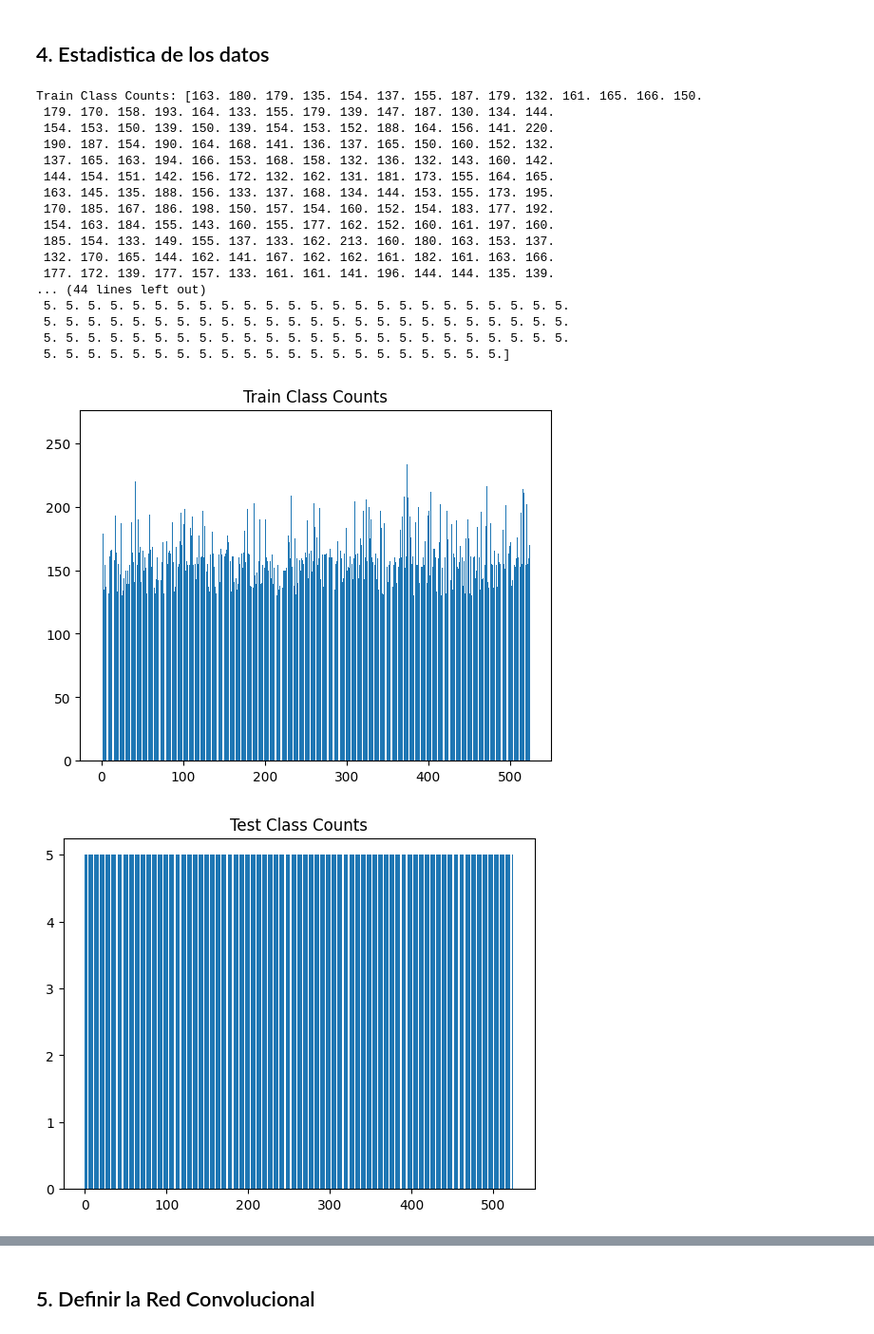
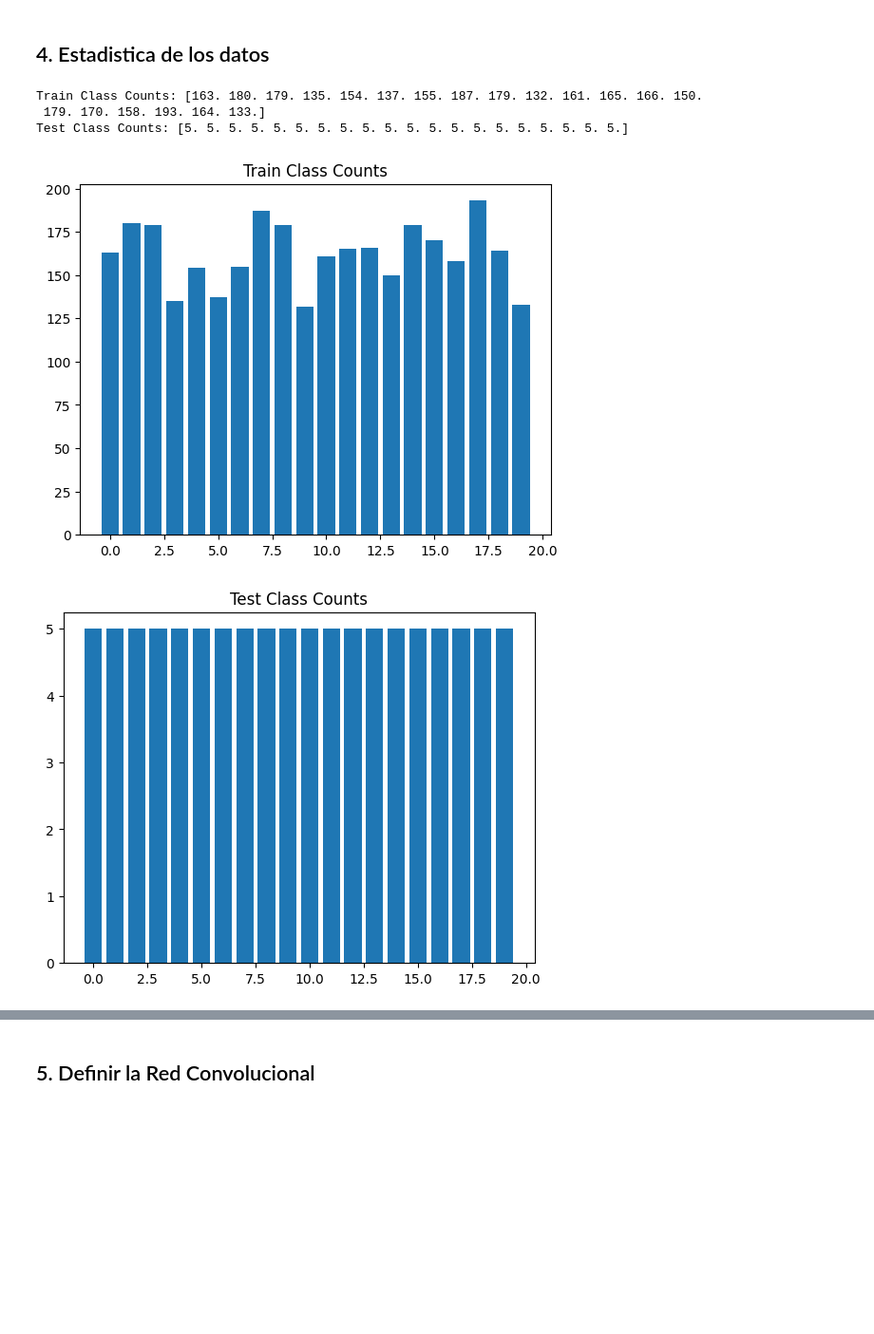
Before and after one commit to fvives99/IA, a Jupyter notebook: TP03/TP03_1.ipynb, the cells around one changed output, grey strips where cells are left out. Shown: that part at 95% size. Drawn from its saved outputs; the diff is of its cells as text; code cells hidden in the pictures; blank space fills up the shorter version.

```diff
--- a/TP03/TP03_1.ipynb
+++ b/TP03/TP03_1.ipynb
@@ -32,14 +32,14 @@ from torch.utils.data import DataLoader, TensorDataset
 
 # Definir la transformación para cambiar el tamaño y normalizar las imágenes
 transform = transforms.Compose([
-    transforms.Resize((32, 32)),    # Resize the input images to 32x32
-    transforms.ToTensor(),          # Convert the images to PyTorch tensors
-    transforms.Normalize((0.5, 0.5, 0.5), (0.5, 0.5, 0.5))    # Normalize the images with mean and standard deviation
+    transforms.Resize((32, 32)),    # Cambiar el tamaño de las imágenes de entrada a 32x32
+    transforms.ToTensor(),          # Convertir las imagenes a tensores PyTorch
+    transforms.Normalize((0.5, 0.5, 0.5), (0.5, 0.5, 0.5))    # Normalizar las imágenes con media y desviación estándar
 ])
 
 # Cargar el conjunto de datos "Birds 525 Species" y aplicar la transformación
-train_dataset = torchvision.datasets.ImageFolder(root="/mnt/c/Users/fvive/Desktop/SEG1/train", transform=transform)
-test_dataset = torchvision.datasets.ImageFolder(root="/mnt/c/Users/fvive/Desktop/SEG1/test", transform=transform)
+train_dataset = torchvision.datasets.ImageFolder(root="/mnt/c/Users/fvive/Desktop/SEG1/SEG1_Light/train", transform=transform)
+test_dataset = torchvision.datasets.ImageFolder(root="/mnt/c/Users/fvive/Desktop/SEG1/SEG1_Light/test", transform=transform)
 
 # Definir los data loaders (cargadores de datos)
 batch_size = 100
@@ -74,50 +74,36 @@ OCELLATED TURKEY AMETHYST WOODSTAR OVENBIRD BLACK THROATED WARBLER
 ## 4. Estadistica de los datos
 # %%
 # Calculo de la cantidad de registros por clase para los conjuntos de datos de entrenamiento y prueba
-train_class_counts = np.zeros(525)
-test_class_counts = np.zeros(525)
+train_class_counts = np.zeros(20)
+test_class_counts = np.zeros(20)
 
 # Recorre el train_loader e incrementa el conteo para cada etiqueta de clase
 for data in train_loader:
     _, labels = data
     for label in labels:
         train_class_counts[label] += 1
 
 # Recorre test_loader e incrementa el conteo para cada etiqueta de clase
 for data in test_loader:
     _, labels = data
     for label in labels:
         test_class_counts[label] += 1
 
 # Imprimir los conteos de clase para los conjuntos de datos de entrenamiento y prueba
 print("Train Class Counts:", train_class_counts)
 print("Test Class Counts:", test_class_counts)
 
 # Graficar un histograma de los conteos de clases
-plt.bar(np.arange(525), train_class_counts)     # Crear gráfico de barras de los recuentos de clases de entrenamiento
+plt.bar(np.arange(20), train_class_counts)     # Crear gráfico de barras de los recuentos de clases de entrenamiento
 plt.title('Train Class Counts')                 # Establecer titulo
 plt.show()                                      # Mostrar grafico
 
-plt.bar(np.arange(525), test_class_counts)      # Crear gráfico de barras de los recuentos de clases de prueba
+plt.bar(np.arange(20), test_class_counts)      # Crear gráfico de barras de los recuentos de clases de prueba
 plt.title('Test Class Counts')                  # Establecer titulo
 plt.show()                                      # Mostrar grafico
 # %% [output]
 Train Class Counts: [163. 180. 179. 135. 154. 137. 155. 187. 179. 132. 161. 165. 166. 150.
- 179. 170. 158. 193. 164. 133. 155. 179. 139. 147. 187. 130. 134. 144.
- 154. 153. 150. 139. 150. 139. 154. 153. 152. 188. 164. 156. 141. 220.
- 190. 187. 154. 190. 164. 168. 141. 136. 137. 165. 150. 160. 152. 132.
- 137. 165. 163. 194. 166. 153. 168. 158. 132. 136. 132. 143. 160. 142.
- 144. 154. 151. 142. 156. 172. 132. 162. 131. 181. 173. 155. 164. 165.
- 163. 145. 135. 188. 156. 133. 137. 168. 134. 144. 153. 155. 173. 195.
- 170. 185. 167. 186. 198. 150. 157. 154. 160. 152. 154. 183. 177. 192.
- 154. 163. 184. 155. 143. 160. 155. 177. 162. 152. 160. 161. 197. 160.
- 185. 154. 133. 149. 155. 137. 133. 162. 213. 160. 180. 163. 153. 137.
- 132. 170. 165. 144. 162. 141. 167. 162. 162. 161. 182. 161. 163. 166.
- 177. 172. 139. 177. 157. 133. 161. 161. 141. 196. 144. 144. 135. 139.
-... (44 lines left out)
- 5. 5. 5. 5. 5. 5. 5. 5. 5. 5. 5. 5. 5. 5. 5. 5. 5. 5. 5. 5. 5. 5. 5. 5.
- 5. 5. 5. 5. 5. 5. 5. 5. 5. 5. 5. 5. 5. 5. 5. 5. 5. 5. 5. 5. 5. 5. 5. 5.
- 5. 5. 5. 5. 5. 5. 5. 5. 5. 5. 5. 5. 5. 5. 5. 5. 5. 5. 5. 5. 5. 5. 5. 5.
- 5. 5. 5. 5. 5. 5. 5. 5. 5. 5. 5. 5. 5. 5. 5. 5. 5. 5. 5. 5. 5.]
+ 179. 170. 158. 193. 164. 133.]
+Test Class Counts: [5. 5. 5. 5. 5. 5. 5. 5. 5. 5. 5. 5. 5. 5. 5. 5. 5. 5. 5. 5.]
-[figure, old version]
+[figure, new version]
-[figure, old version]
+[figure, new version]
```
Also changed, not shown: parts of 19 cells of this notebook.
